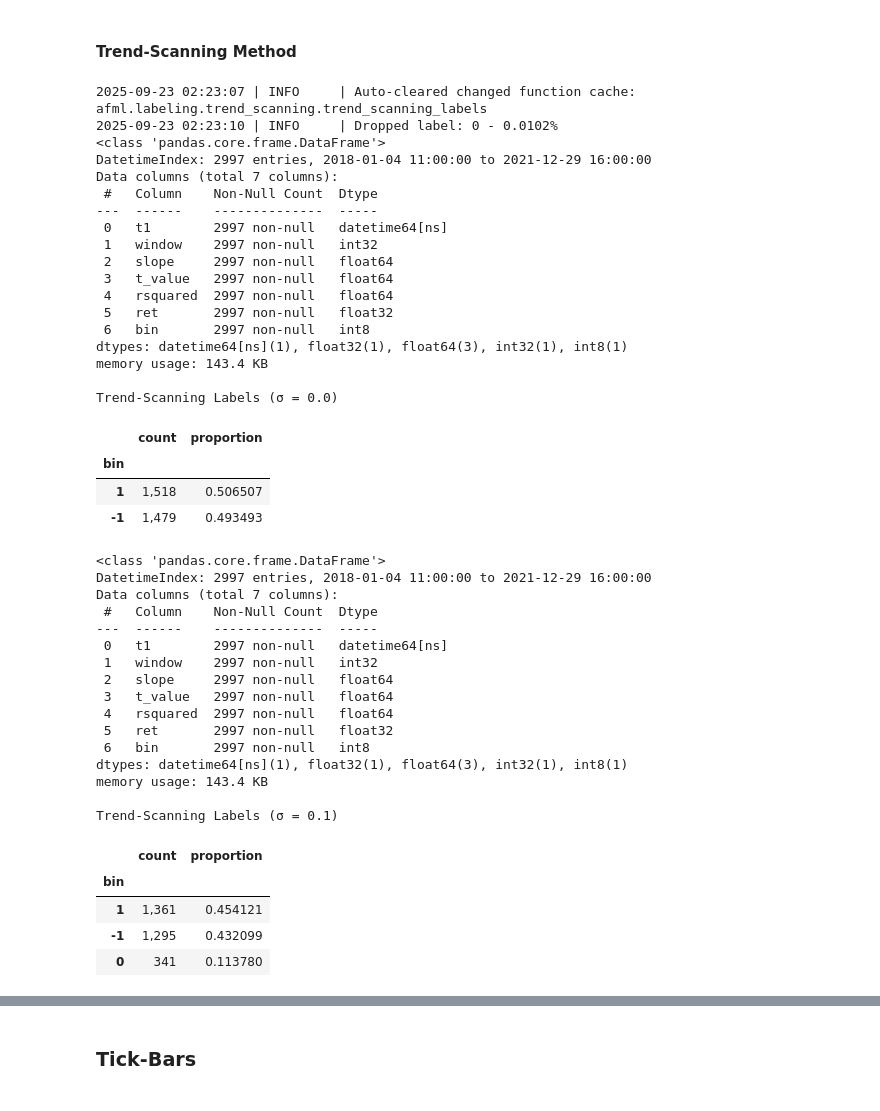
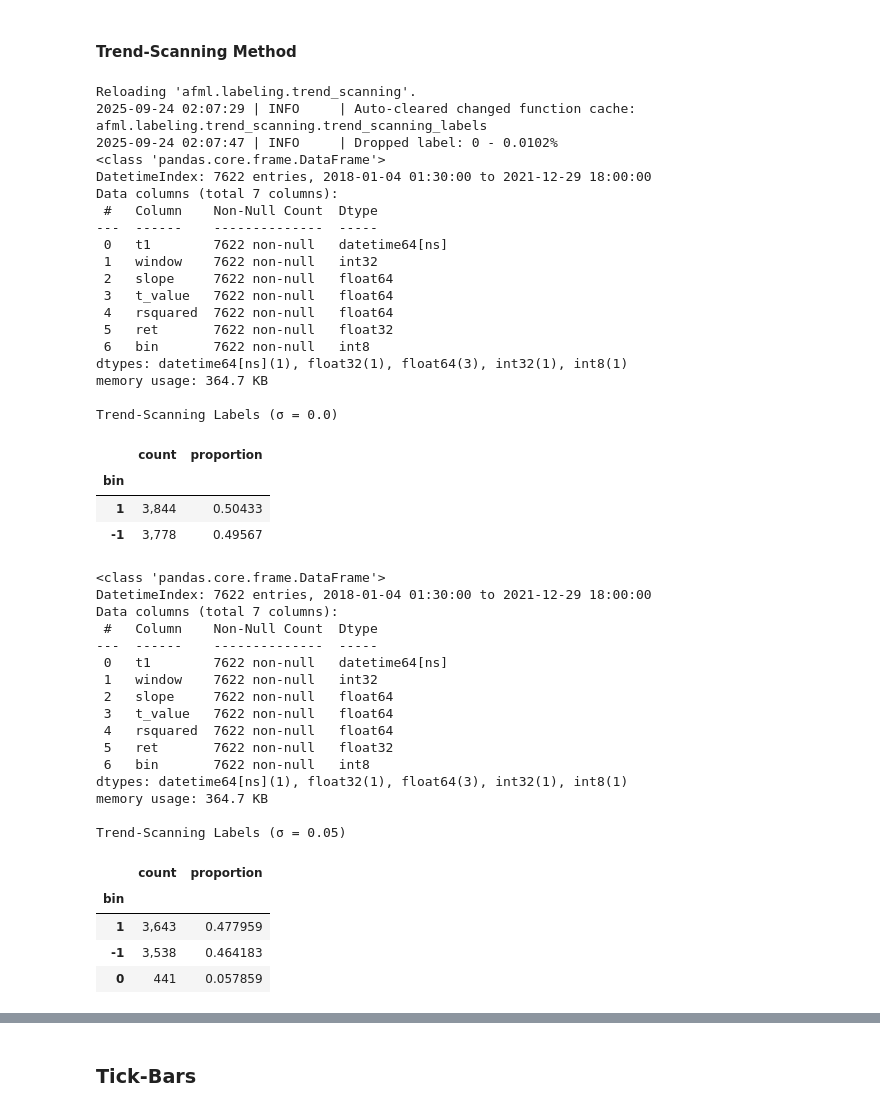
Before and after one commit to pnjoroge54/Machine-Learning-Blueprint, a Jupyter notebook: notebooks/Part_3-Labeling.ipynb, the cells around one changed output, grey strips where cells are left out. Drawn from its saved outputs; the diff is of its cells as text; code cells hidden in the pictures.

```diff
--- a/notebooks/Part_3-Labeling.ipynb
+++ b/notebooks/Part_3-Labeling.ipynb
@@ -1584,8 +1602,8 @@ ma_bar_size = f"tick-{ma_tick_bars.tick_volume.iloc[0]}"
 
 fast_window, slow_window = 50, 100
 ma_strategy = MACrossoverStrategy(fast_window, slow_window)
-ma_pt_barrier, ma_sl_barrier, ma_time_horizon = (4, 2, 100)
-ma_vol_multiplier = 1
+ma_pt_barrier, ma_sl_barrier, ma_time_horizon = (3, 1, 100)
+ma_vol_multiplier = 0.5
 time_decay = 0.3
 linear_decay = False
 # %% [output]
@@ -1728,58 +1743,59 @@ ma_events_trend_time.info()
 print(f"\nTrend-Scanning Labels (σ = {volatility_threshold})")
 value_counts_data(ma_events_trend_time["bin"], verbose=False)
 # %% [output]
-2025-09-23 02:23:07 | INFO     | Auto-cleared changed function cache: afml.labeling.trend_scanning.trend_scanning_labels
-2025-09-23 02:23:10 | INFO     | Dropped label: 0 - 0.0102%
+Reloading 'afml.labeling.trend_scanning'.
+2025-09-24 02:07:29 | INFO     | Auto-cleared changed function cache: afml.labeling.trend_scanning.trend_scanning_labels
+2025-09-24 02:07:47 | INFO     | Dropped label: 0 - 0.0102%
 <class 'pandas.core.frame.DataFrame'>
-DatetimeIndex: 2997 entries, 2018-01-04 11:00:00 to 2021-12-29 16:00:00
+DatetimeIndex: 7622 entries, 2018-01-04 01:30:00 to 2021-12-29 18:00:00
 Data columns (total 7 columns):
  #   Column    Non-Null Count  Dtype
 ---  ------    --------------  -----
- 0   t1        2997 non-null   datetime64[ns]
- 1   window    2997 non-null   int32
- 2   slope     2997 non-null   float64
- 3   t_value   2997 non-null   float64
- 4   rsquared  2997 non-null   float64
- 5   ret       2997 non-null   float32
- 6   bin       2997 non-null   int8
+ 0   t1        7622 non-null   datetime64[ns]
+ 1   window    7622 non-null   int32
+ 2   slope     7622 non-null   float64
+ 3   t_value   7622 non-null   float64
+ 4   rsquared  7622 non-null   float64
+ 5   ret       7622 non-null   float32
+ 6   bin       7622 non-null   int8
 dtypes: datetime64[ns](1), float32(1), float64(3), int32(1), int8(1)
-memory usage: 143.4 KB
+memory usage: 364.7 KB
 
 Trend-Scanning Labels (σ = 0.0)
 |  | count | proportion |
 | bin |  |  |
-| 1 | 1,518 | 0.506507 |
-| -1 | 1,479 | 0.493493 |
+| 1 | 3,844 | 0.50433 |
+| -1 | 3,778 | 0.49567 |
 # %%
-volatility_threshold1 = 0.1
+volatility_threshold1 = 0.05
 
 trend_events = trend_scanning_labels(close, span, volatility_threshold1)
 trend_events = drop_labels(trend_events)
 ma_events_trend_time1 = trend_events.reindex(t_events.intersection(trend_events.index))
 ma_events_trend_time1.info()
 
 print(f"\nTrend-Scanning Labels (σ = {volatility_threshold1})")
 value_counts_data(ma_events_trend_time1["bin"], verbose=False)
 # %% [output]
 <class 'pandas.core.frame.DataFrame'>
-DatetimeIndex: 2997 entries, 2018-01-04 11:00:00 to 2021-12-29 16:00:00
+DatetimeIndex: 7622 entries, 2018-01-04 01:30:00 to 2021-12-29 18:00:00
 Data columns (total 7 columns):
  #   Column    Non-Null Count  Dtype
 ---  ------    --------------  -----
- 0   t1        2997 non-null   datetime64[ns]
- 1   window    2997 non-null   int32
- 2   slope     2997 non-null   float64
- 3   t_value   2997 non-null   float64
- 4   rsquared  2997 non-null   float64
- 5   ret       2997 non-null   float32
- 6   bin       2997 non-null   int8
+ 0   t1        7622 non-null   datetime64[ns]
+ 1   window    7622 non-null   int32
+ 2   slope     7622 non-null   float64
+ 3   t_value   7622 non-null   float64
+ 4   rsquared  7622 non-null   float64
+ 5   ret       7622 non-null   float32
+ 6   bin       7622 non-null   int8
 dtypes: datetime64[ns](1), float32(1), float64(3), int32(1), int8(1)
-memory usage: 143.4 KB
+memory usage: 364.7 KB
 
-Trend-Scanning Labels (σ = 0.1)
+Trend-Scanning Labels (σ = 0.05)
 |  | count | proportion |
 | bin |  |  |
-| 1 | 1,361 | 0.454121 |
-| -1 | 1,295 | 0.432099 |
-| 0 | 341 | 0.113780 |
+| 1 | 3,643 | 0.477959 |
+| -1 | 3,538 | 0.464183 |
+| 0 | 441 | 0.057859 |
 # %%
```
Also changed, not shown: parts of 23 cells of this notebook.
